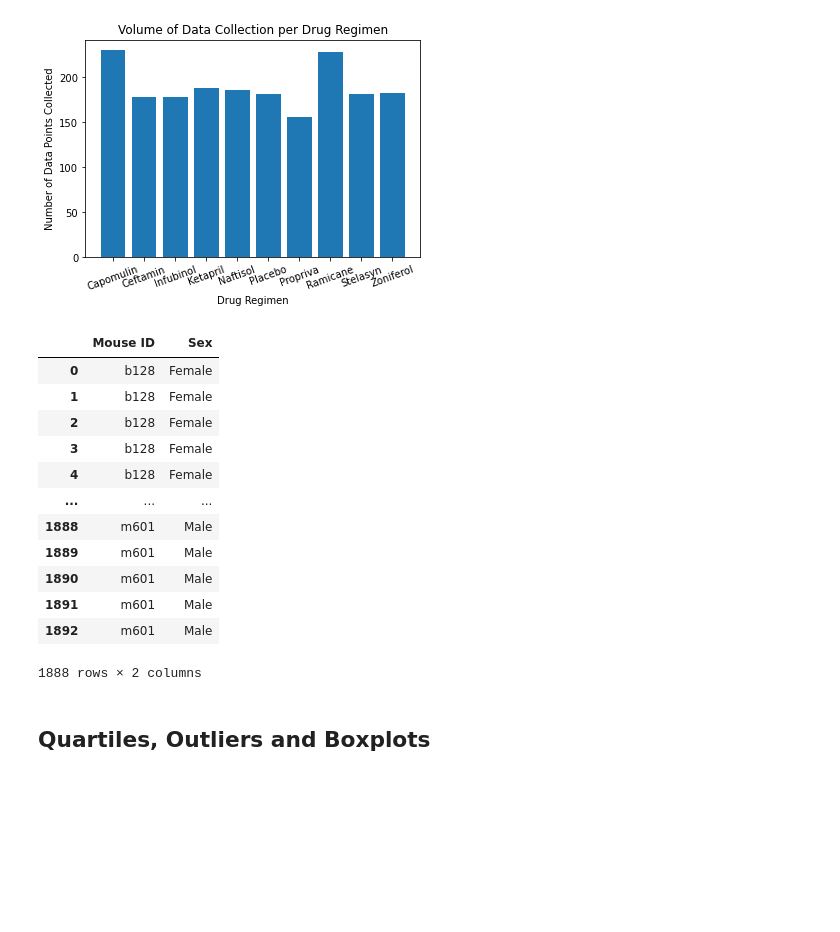
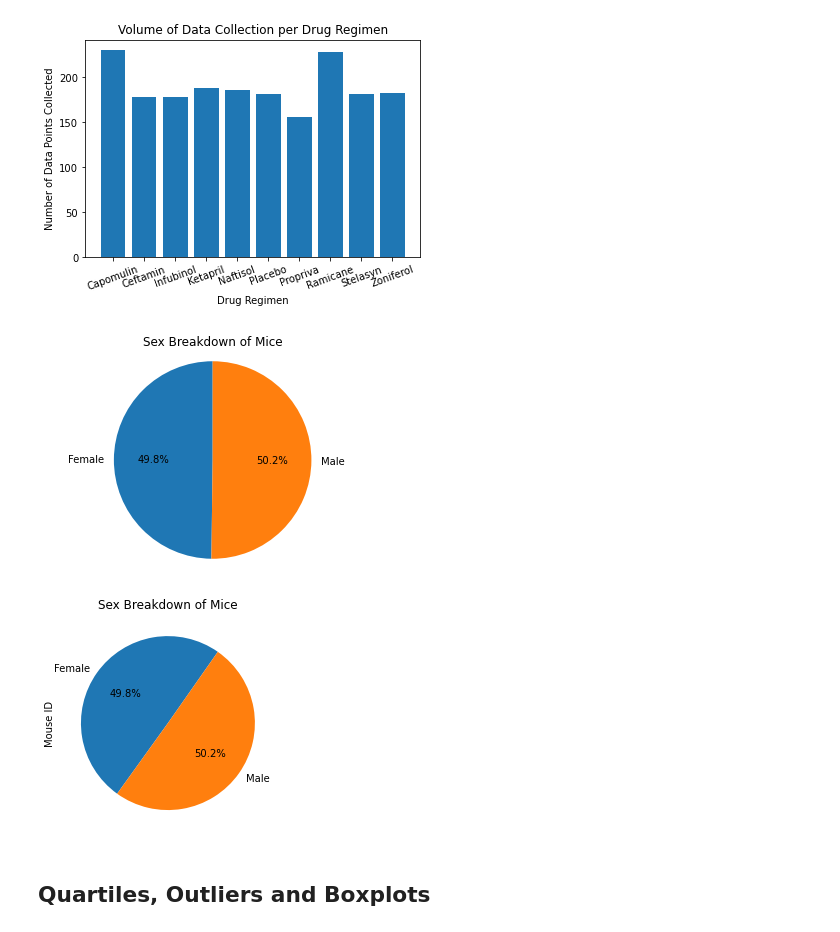
Before and after one commit to yeeholai/power-of-plots, a Jupyter notebook: pymaceuticals_starter.ipynb, the cells around one changed output. Saved outputs shown, nothing was run; the diff lists cells and outputs as text; code cells hidden in the pictures; blank space fills up the shorter version.

```diff
--- a/pymaceuticals_starter.ipynb
+++ b/pymaceuticals_starter.ipynb
@@ -211,21 +229,24 @@ plt.bar(x_axis, all_mice.Timepoint)
 plt.show()
 # %% [output]
 [figure]
+# %%
+# Generate a pie plot showing the distribution of female versus male mice using Pandas
+sex_of_mice = cleaned_df[['Mouse ID','Sex']]
+sex_of_mice = sex_of_mice.drop_duplicates('Mouse ID')
+sex_of_mice = sex_of_mice.groupby(['Sex']).count()
+number_of_mice = sex_of_mice['Mouse ID']
+sex = ['Female','Male']
+
+plt.pie(number_of_mice,labels=sex,autopct='%1.1f%%',startangle=90)
+plt.axis('equal')
+plt.title('Sex Breakdown of Mice')
+plt.show()
+# %% [output]
+[figure, added]
 # %%
-# Generate a pie plot showing the distribution of female versus male mice using Pandas
-sex_of_mice = cleaned_df[['Mouse ID','Sex']]
-sex_of_mice
+# Generate a pie plot showing the distribution of female versus male mice using pyplot
+number_of_mice.plot(kind='pie',autopct='%1.1f%%',startangle=55)
+plt.title('Sex Breakdown of Mice')
+plt.show()
 # %% [output]
-|  | Mouse ID | Sex |
-| 0 | b128 | Female |
-| 1 | b128 | Female |
-| 2 | b128 | Female |
-| 3 | b128 | Female |
-| 4 | b128 | Female |
-| ... | ... | ... |
-| 1888 | m601 | Male |
-| 1889 | m601 | Male |
-| 1890 | m601 | Male |
-| 1891 | m601 | Male |
-| 1892 | m601 | Male |
-1888 rows × 2 columns
+[figure, added]
```
Also changed, not shown: parts of 15 cells of this notebook.
